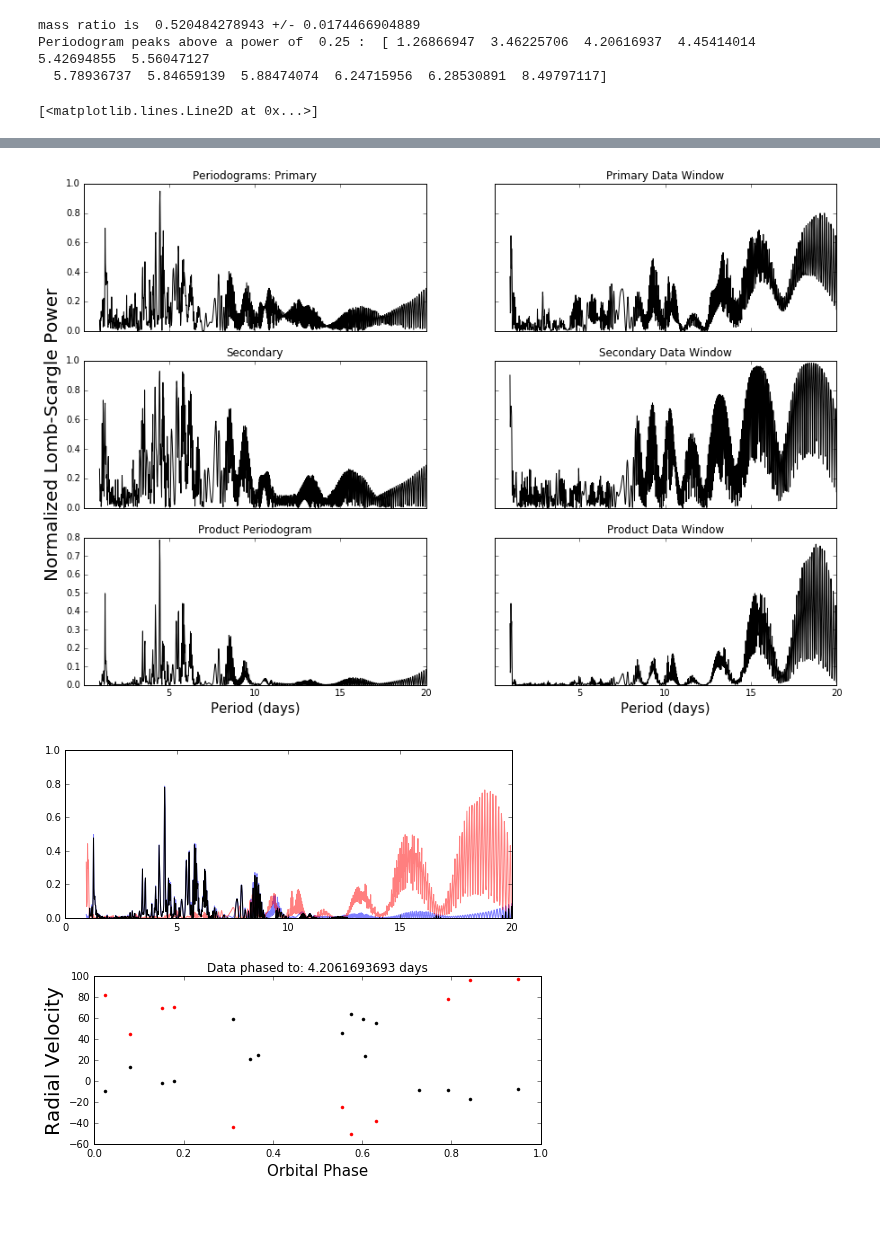
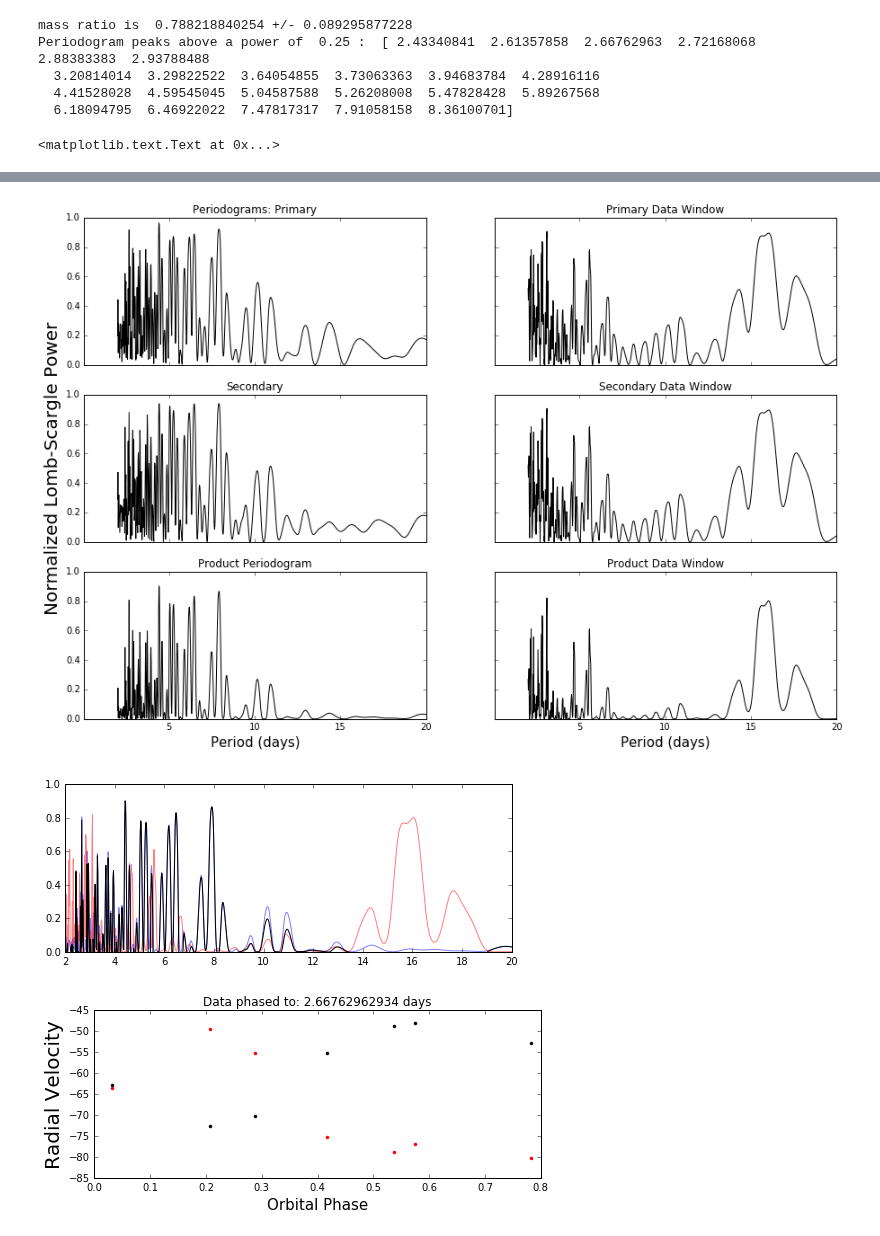
Before and after one commit to jacob-i-skinner/Orbit-Fitting, a Jupyter notebook: Master.ipynb, the cells around one changed output, grey strips where cells are left out. Cells and saved outputs as stored; diff of their text form; code cells hidden in the pictures.

```diff
--- a/Master.ipynb
+++ b/Master.ipynb
@@ -7,7 +7,7 @@ import numpy as np
 import functions as f
 from matplotlib import pyplot as plt
 %matplotlib inline
-filename     = 'Systems/V1481/V1481.tbl'
+filename     = 'Systems/2M03450783+3102335/2M03450783+3102335.tbl'
 system       = np.genfromtxt(filename, skip_header=1, usecols=(0, 1, 2))#, max_rows=11)
 
 #define-variables------------------------------------------------------------------------------------------------#
@@ -101,15 +101,10 @@ ax.set_title('Data phased to: %s days'%(maxima(power_cutoff, x, y*y2-y3*y4)[2]))
 ax.set_xlabel('Orbital Phase', size='15')
 ax.set_ylabel('Radial Velocity', size='20')
 #plt.savefig(filename + ' RV-phase diagram.png')
-
-fig = plt.figure(figsize=(16,3))
-ax = plt.subplot(111)
-ax.plot(JDp, RVp, 'b.')
-ax.plot(JDs, RVs, 'r.')
-ax.set_xlim(2.4535e6+150,2.4535e6+280)
-ax.plot(np.linspace(2.4535e6+150,2.4535e6+280, num = 1000), 23.26+39.39*np.cos((2*np.pi/4.43)*np.linspace(2.4535e6+150,2.4535e6+280, num = 1000)+2455147.26))
 # %% [output]
-mass ratio is  0.520484278943 +/- 0.0174466904889
-Periodogram peaks above a power of  0.25 :  [ 1.26866947  3.46225706  4.20616937  4.45414014  5.42694855  5.56047127
-  5.78936737  5.84659139  5.88474074  6.24715956  6.28530891  8.49797117]
+mass ratio is  0.788218840254 +/- 0.089295877228
+Periodogram peaks above a power of  0.25 :  [ 2.43340841  2.61357858  2.66762963  2.72168068  2.88383383  2.93788488
+  3.20814014  3.29822522  3.64054855  3.73063363  3.94683784  4.28916116
+  4.41528028  4.59545045  5.04587588  5.26208008  5.47828428  5.89267568
+  6.18094795  6.46922022  7.47817317  7.91058158  8.36100701]
-[<matplotlib.lines.Line2D at 0x...>]
+<matplotlib.text.Text at 0x...>
@@ -117,3 +112,3 @@ Periodogram peaks above a power of  0.25 :  [ 1.26866947  3.46225706  4.20616937
-[figure, old version]
+[figure, new version]
-[figure, old version]
+[figure, new version]
-[figure, old version]
+[figure, new version]
```
Also changed, not shown: parts of 4 cells of this notebook, 6 other files.
